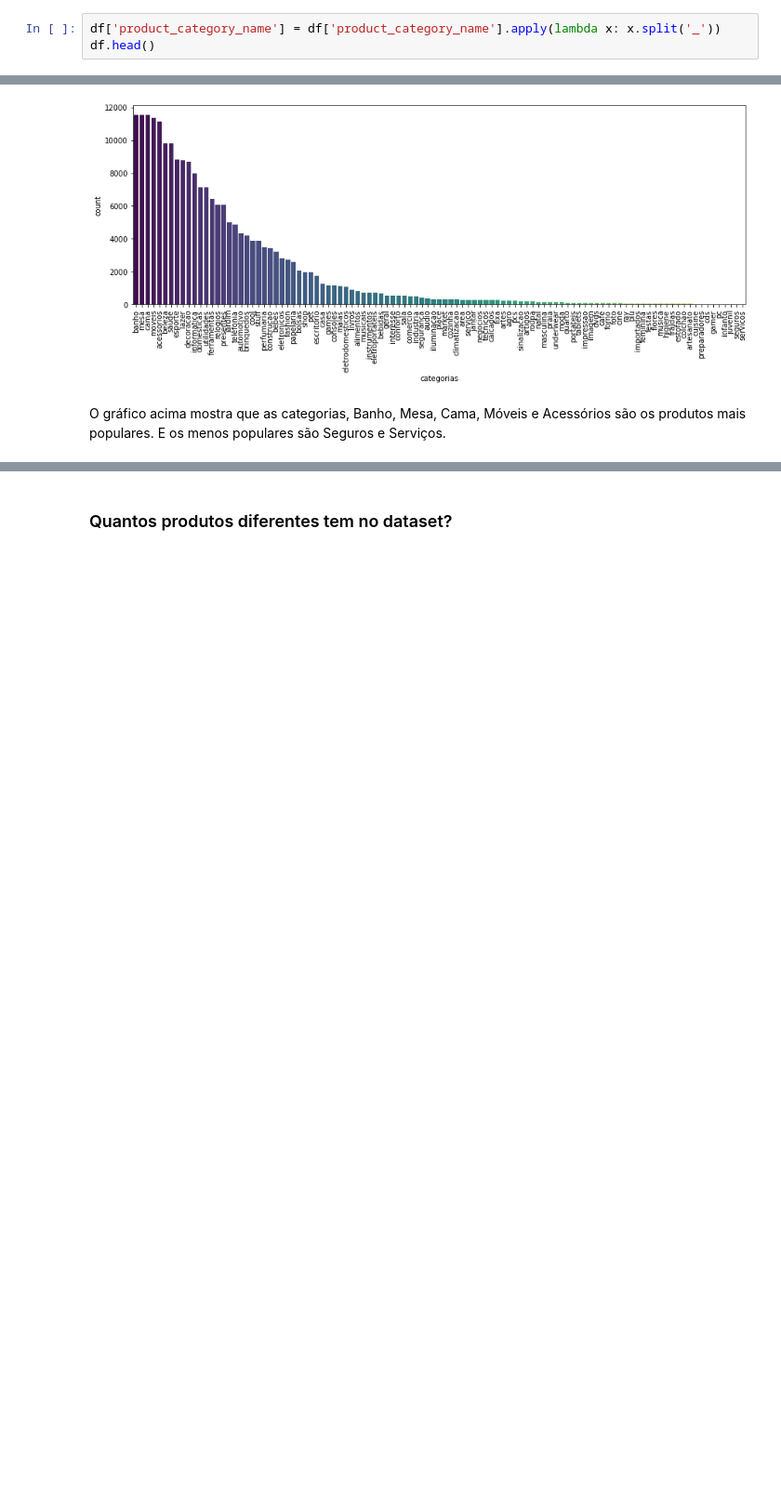
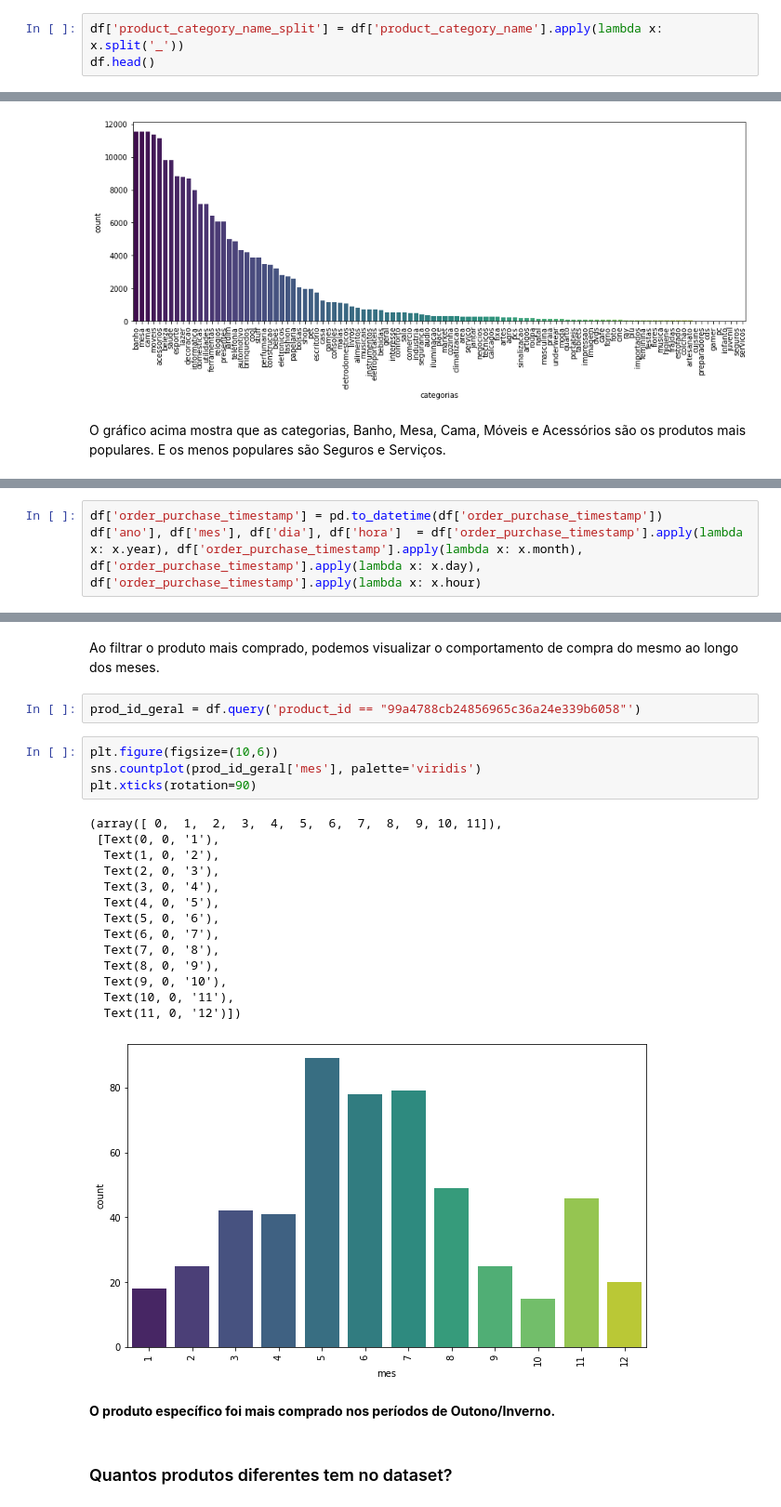
Before and after one commit to arcursino/credit-bureau, a Jupyter notebook: olist/recomendacao-baseado_conteudo.ipynb, the cells around one changed output, grey strips where cells are left out. Shown: that part at 93% size. Saved outputs shown, nothing was run; the diff lists cells and outputs as text; blank space fills up the shorter version.

Commit message:
cria gráfico de produto por mês e tira produtos duplicados da recomendacao

```diff
--- a/olist/recomendacao-baseado_conteudo.ipynb
+++ b/olist/recomendacao-baseado_conteudo.ipynb
@@ -35,5 +36,5 @@ Queremos que "moveis_escritorio" se converta em: [moveis, escritorio].
 # %%
-df['product_category_name'] = df['product_category_name'].apply(lambda x: x.split('_'))
+df['product_category_name_split'] = df['product_category_name'].apply(lambda x: x.split('_'))
 df.head()
 # %% [output]
 |  | customer_id | customer_city | customer_state | order_id | order_purchase_timestamp | order_item_id | product_id | ... |
@@ -127,0 +137,3 @@ plt.show()
+# %%
+df['order_purchase_timestamp'] = pd.to_datetime(df['order_purchase_timestamp'])
+df['ano'], df['mes'], df['dia'], df['hora']  = df['order_purchase_timestamp'].apply(lambda x: x.year), df['order_purchase_timestamp'].apply(lambda x: x.month), df['order_purchase_timestamp'].apply(lambda x: x.day), df['order_purchase_timestamp'].apply(lambda x: x.hour)
@@ -128,3 +158,28 @@ plt.show()
+# %% [markdown]
+Ao filtrar o produto mais comprado, podemos visualizar o comportamento de compra do mesmo ao longo dos meses.
+# %%
+prod_id_geral = df.query('product_id == "99a4788cb24856965c36a24e339b6058"')
+# %%
+plt.figure(figsize=(10,6))
+sns.countplot(prod_id_geral['mes'], palette='viridis')
+plt.xticks(rotation=90)
+# %% [output]
+(array([ 0,  1,  2,  3,  4,  5,  6,  7,  8,  9, 10, 11]),
+ [Text(0, 0, '1'),
+  Text(1, 0, '2'),
+  Text(2, 0, '3'),
+  Text(3, 0, '4'),
+  Text(4, 0, '5'),
+  Text(5, 0, '6'),
+  Text(6, 0, '7'),
+  Text(7, 0, '8'),
+  Text(8, 0, '9'),
+  Text(9, 0, '10'),
+  Text(10, 0, '11'),
+  Text(11, 0, '12')])
+[figure, added]
+# %% [markdown]
+**O produto específico foi mais comprado nos períodos de Outono/Inverno.**
 # %% [markdown]
 ### Quantos produtos diferentes tem no dataset?
 # %%
```
Also changed, not shown: parts of 25 cells of this notebook.
